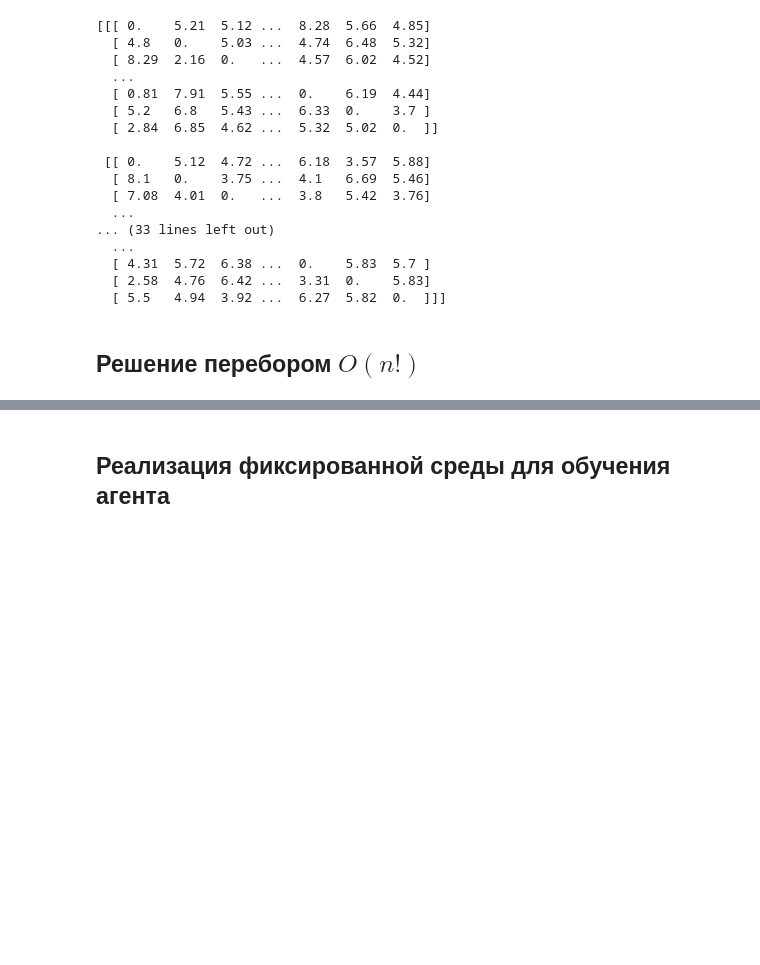
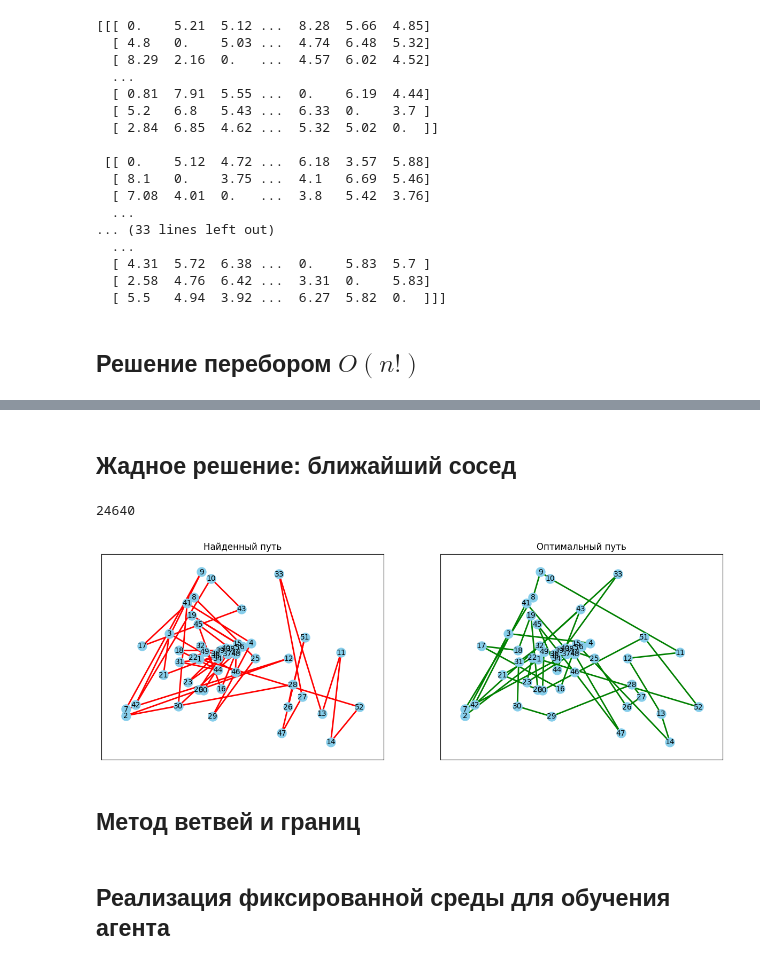
Before and after one commit to artem-barsov/Diploma, a Jupyter notebook: TSP.ipynb, the cells around one changed output, grey strips where cells are left out. Cells and saved outputs as stored; diff of their text form; code cells hidden in the pictures; blank space fills up the shorter version.

```diff
--- a/TSP.ipynb
+++ b/TSP.ipynb
@@ -191,2 +193,27 @@ Optimal solution: (0, 5, 10, 4, 6, 3, 9, 7, 2, 1, 8, 11), weight = 38.35, time =
 [<matplotlib.lines.Line2D at 0x...>]
 [figure]
+# %% [markdown]
+## Жадное решение: ближайший сосед
+# %%
+def nearest_neighbour(M):
+    M = np.array([[M[i,j] for j in range(len(M))] for i in range(len(M))])
+    path = [0]
+    x = 0
+    for i in range(len(M)-1):
+        vars = sorted(list(enumerate(M[path[-1]])), key=lambda x:x[1])
+        for v,_ in vars:
+            if v not in path:
+                x += M[path[-1], v]
+                path.append(v)
+    x += M[path[-1], 0]
+    path.append(0)
+    return x, path
+# %%
+ans = nearest_neighbour(WrapTSPLIB(berlin52))
+print(ans[0])
+display_solution(berlin52, ans[1])
+# %% [output]
+24640
+[figure, added]
+# %% [markdown]
+## Метод ветвей и границ
```
Also changed, not shown: parts of 28 cells of this notebook.
